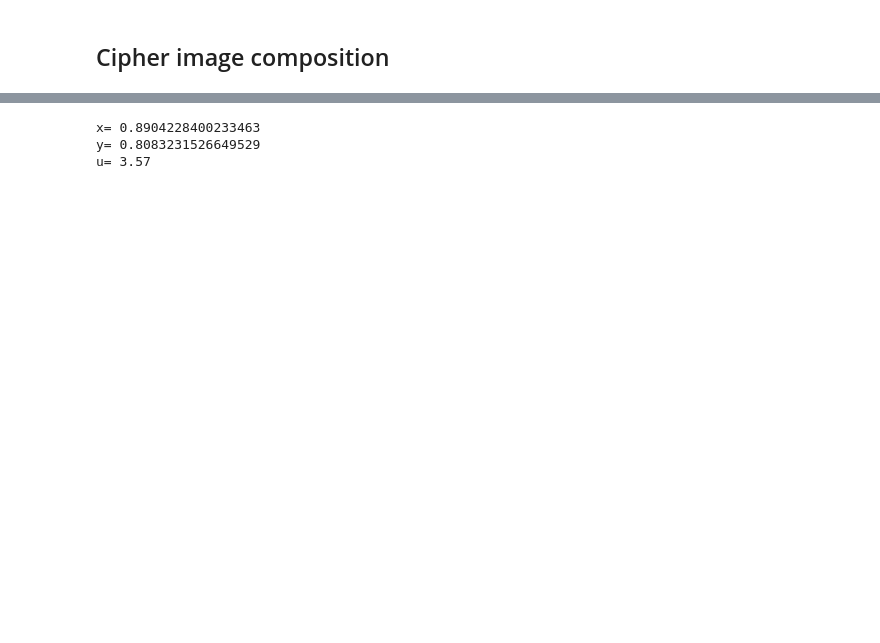
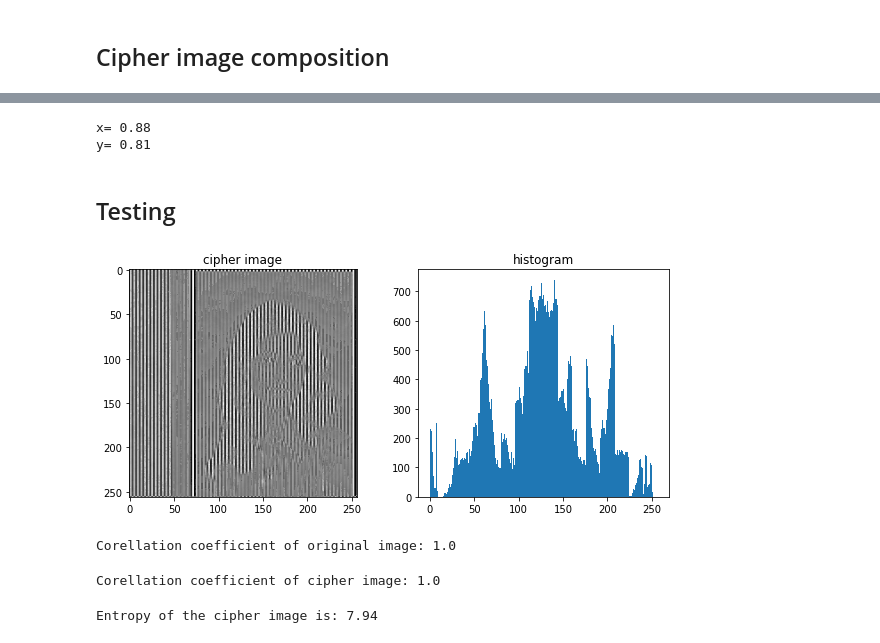
Before and after one commit to suvasish114/Non-Adaptive-Partial-Image-Encryption, a Jupyter notebook: sender.ipynb, the cells around one changed output, grey strips where cells are left out. Cells and saved outputs as stored; diff of their text form; code cells hidden in the pictures; blank space fills up the shorter version.

Commit message:
testing

```diff
--- a/sender.ipynb
+++ b/sender.ipynb
@@ -112,8 +125,44 @@ True
 # last generated values of x, y and u
 print('x= {}'.format(x))
 print('y= {}'.format(y))
-print('u= {}'.format(u))
 # %% [output]
-x= 0.8904228400233463
-y= 0.8083231526649529
-u= 3.57
+x= 0.88
+y= 0.81
+# %% [markdown]
+## Testing
+# %%
+# histogram analysis
+plt.subplot(1,2,1)
+plt.title('cipher image')
+plt.imshow(cipher_image, cmap='gray', vmin=0, vmax=255)
+plt.subplot(1,2,2)
+plt.title('histogram')
+plt.hist(cipher_image.ravel(), 256, [0,256])
+plt.subplots_adjust(bottom=.01, right=1.4, top=.8)
+# %% [output]
+[figure, added]
+# %%
+# corellation coefficient for original image
+corr = float('{:.2f}'.format(
+    cv.matchTemplate(
+        img,
+        horizontal_adj(img, height, width),
+        cv.TM_CCORR_NORMED)[0][0]))
+print('Corellation coefficient of original image: {}'.format(corr))
+# %% [output]
+Corellation coefficient of original image: 1.0
+# %%
+# corellation coefficient for cipher image
+corr = float('{:.2f}'.format(
+    cv.matchTemplate(
+        cipher_image,
+        horizontal_adj(cipher_image, height, width),
+        cv.TM_CCORR_NORMED)[0][0]))
+print('Corellation coefficient of cipher image: {}'.format(corr))
+# %% [output]
+Corellation coefficient of cipher image: 1.0
+# %%
+# calculate entropy of the image
+print('Entropy of the cipher image is: {:.2f}'.format(entropy(cipher_image)))
+# %% [output]
+Entropy of the cipher image is: 7.94
```
Also changed, not shown: parts of 5 cells of this notebook, 4 other files.
